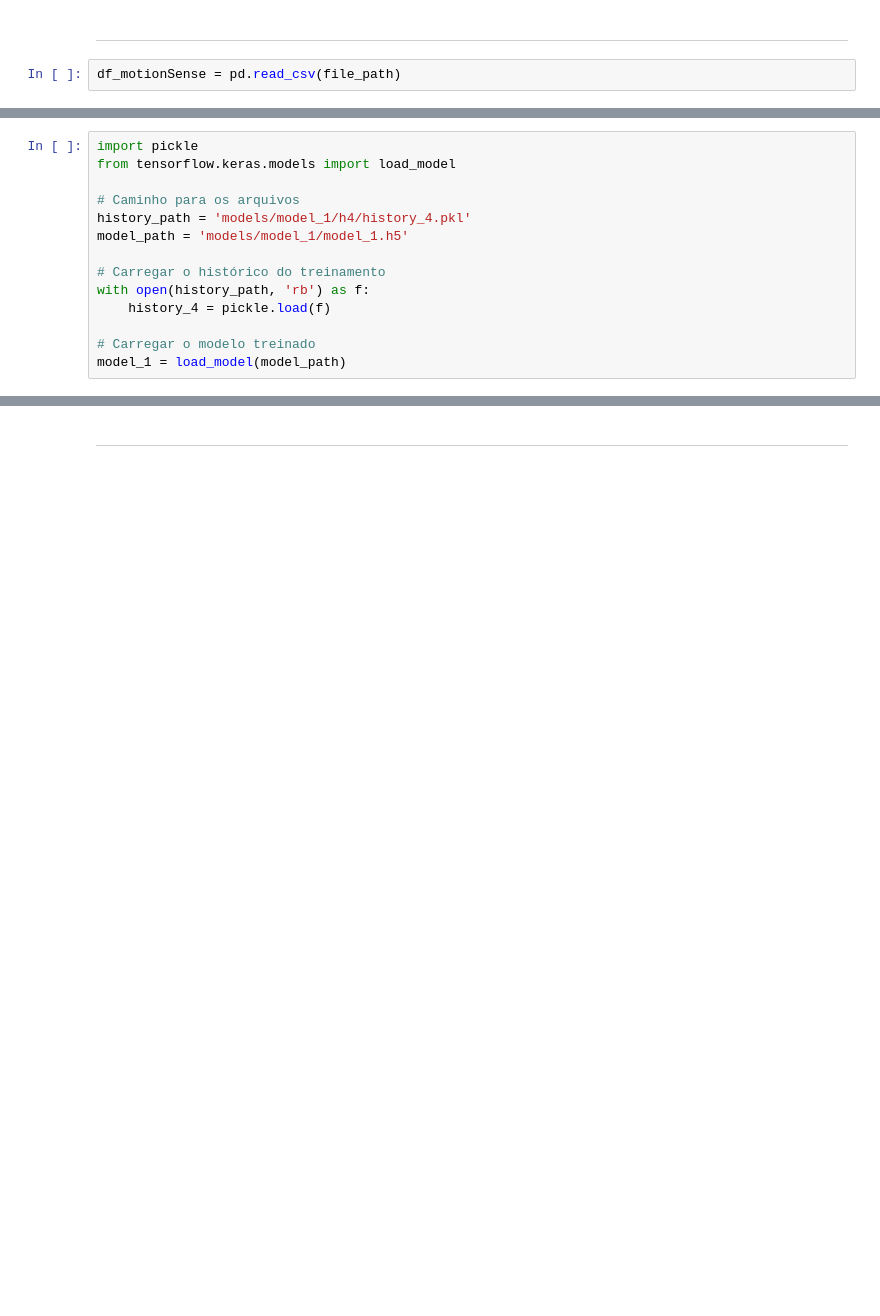
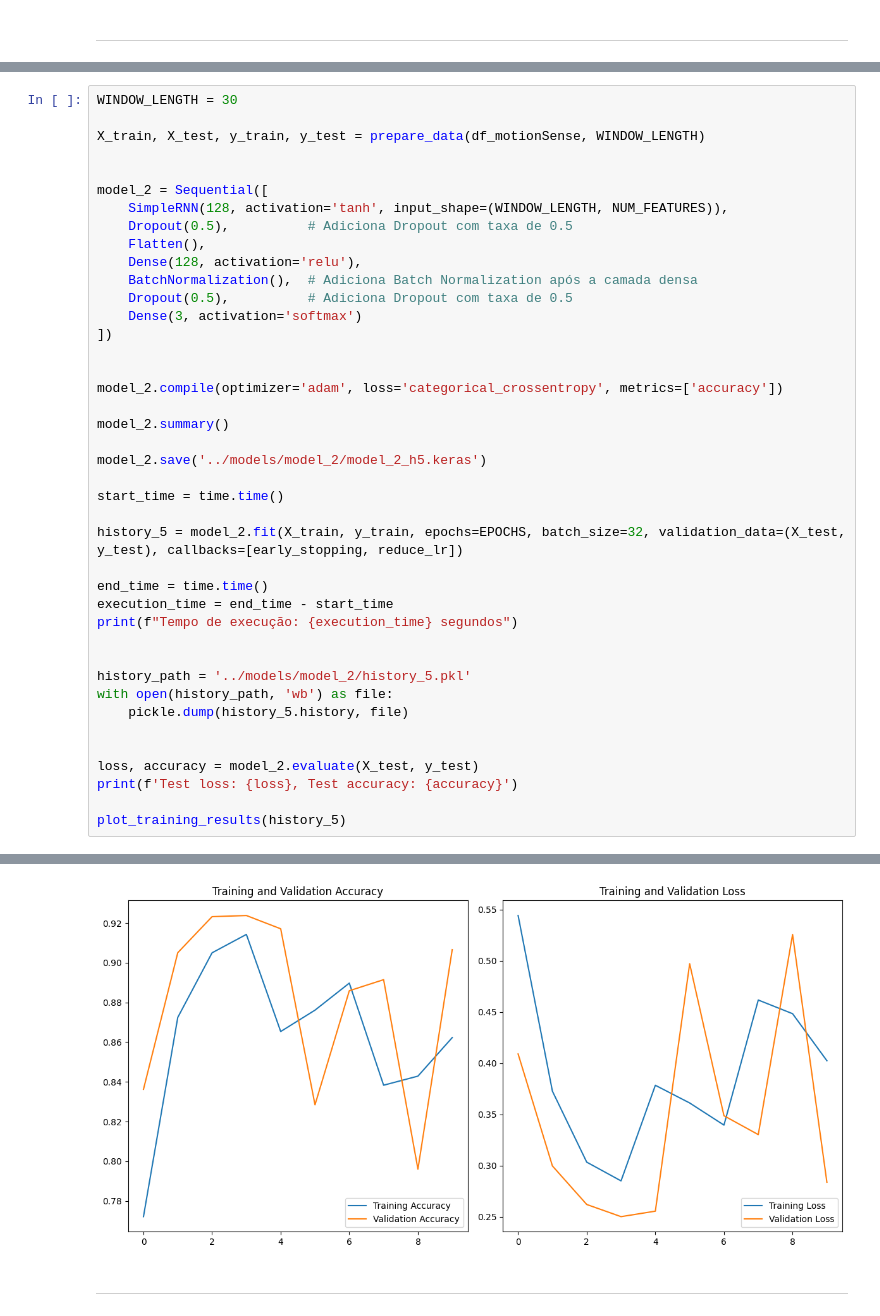
Before and after one commit to marina-moreira/mei-approf, a Jupyter notebook: RNN/notebooks/03_modelDevelopmentTradicionalRNN.ipynb, the cells around one changed output, grey strips where cells are left out. Cells and saved outputs as stored; diff of their text form; blank space fills up the shorter version.

```diff
--- a/RNN/notebooks/03_modelDevelopmentTradicionalRNN.ipynb
+++ b/RNN/notebooks/03_modelDevelopmentTradicionalRNN.ipynb
@@ -507,4 +508,2 @@ Test loss: 0.09841388463973999, Test accuracy: 0.9725656509399414
 # %% [markdown]
 ---
-# %%
-df_motionSense = pd.read_csv(file_path)
@@ -573,14 +509,0 @@ with open('models/model_1/h4/history_4.pkl', 'wb') as f:
-# %%
-import pickle
-from tensorflow.keras.models import load_model
-
-# Caminho para os arquivos
-history_path = 'models/model_1/h4/history_4.pkl'
-model_path = 'models/model_1/model_1.h5'
-
-# Carregar o histórico do treinamento
-with open(history_path, 'rb') as f:
-    history_4 = pickle.load(f)
-
-# Carregar o modelo treinado
-model_1 = load_model(model_path)
@@ -623,0 +512,42 @@ Test loss: 0.09857342392206192, Test accuracy: 0.9727450609207153
+# %%
+WINDOW_LENGTH = 30
+
+X_train, X_test, y_train, y_test = prepare_data(df_motionSense, WINDOW_LENGTH)
+
+
+model_2 = Sequential([
+    SimpleRNN(128, activation='tanh', input_shape=(WINDOW_LENGTH, NUM_FEATURES)),
+    Dropout(0.5),          # Adiciona Dropout com taxa de 0.5
+    Flatten(),
+    Dense(128, activation='relu'),
+    BatchNormalization(),  # Adiciona Batch Normalization após a camada densa
+    Dropout(0.5),          # Adiciona Dropout com taxa de 0.5
+    Dense(3, activation='softmax')
+])
+
+
+model_2.compile(optimizer='adam', loss='categorical_crossentropy', metrics=['accuracy'])
+
+model_2.summary()
+
+model_2.save('../models/model_2/model_2_h5.keras')
+
+start_time = time.time()
+
+history_5 = model_2.fit(X_train, y_train, epochs=EPOCHS, batch_size=32, validation_data=(X_test, y_test), callbacks=[early_stopping, reduce_lr])
+
+end_time = time.time()
+execution_time = end_time - start_time
+print(f"Tempo de execução: {execution_time} segundos")
+
+
+history_path = '../models/model_2/history_5.pkl'
+with open(history_path, 'wb') as file:
+    pickle.dump(history_5.history, file)
+
+
+loss, accuracy = model_2.evaluate(X_test, y_test)
+print(f'Test loss: {loss}, Test accuracy: {accuracy}')
+
+plot_training_results(history_5)
+# %% [output]
@@ -624,2 +593,3 @@ Test loss: 0.09857342392206192, Test accuracy: 0.9727450609207153
+[figure, added]
 # %% [markdown]
 ---
```
Also changed, not shown: parts of 113 cells of this notebook, 5 other files.
